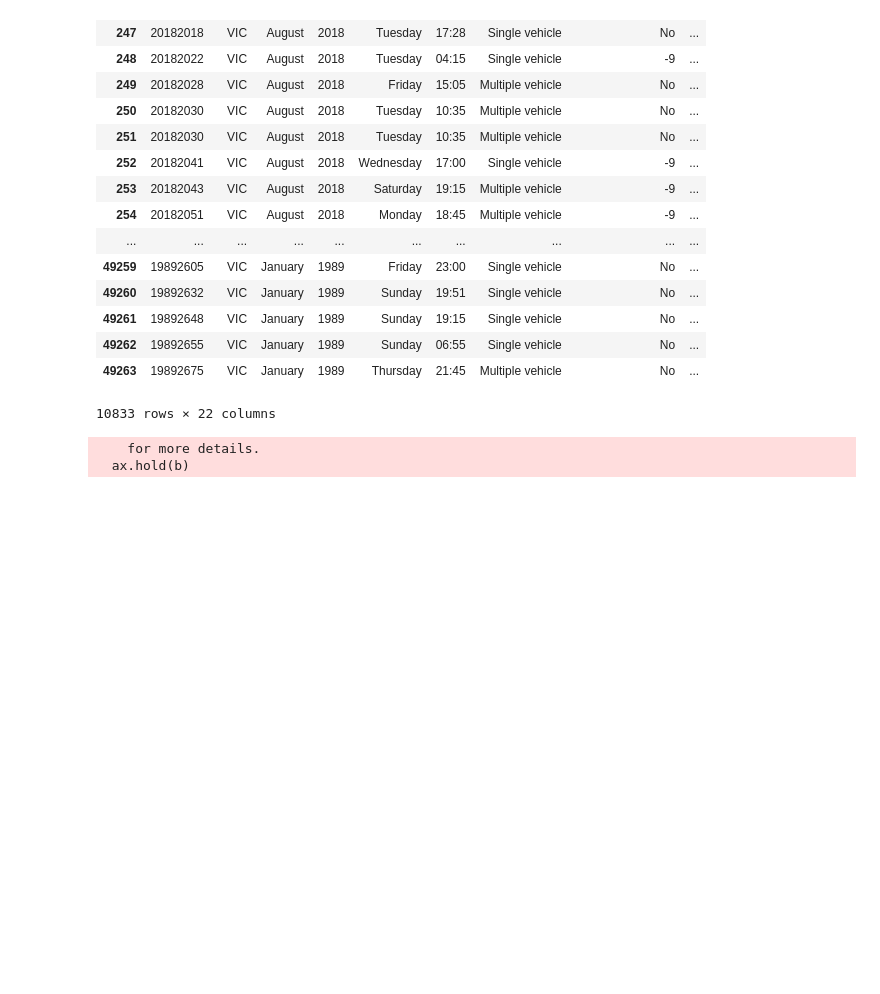
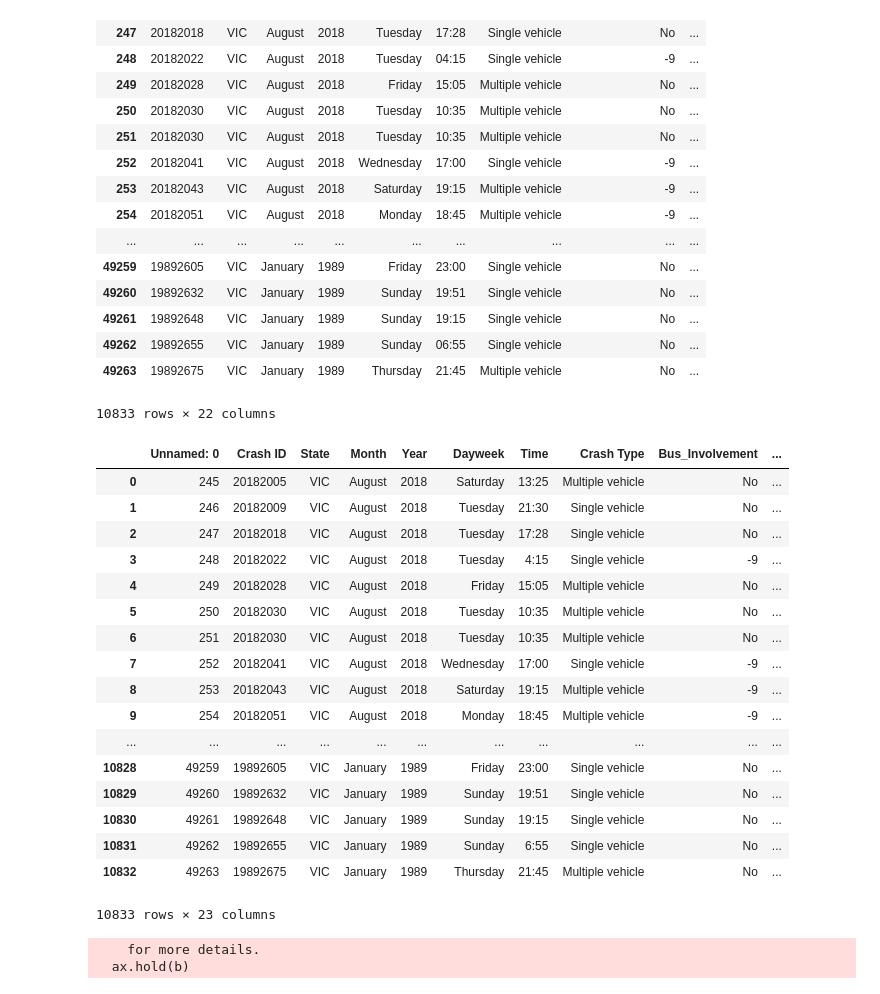
Before and after one commit to soda-lab/Australia-Road-Crashes, a Jupyter notebook: crashes.ipynb, the cells around one changed output. Saved outputs shown, nothing was run; the diff lists cells and outputs as text; code cells hidden in the pictures; blank space fills up the shorter version.

```diff
--- a/crashes.ipynb
+++ b/crashes.ipynb
@@ -314,0 +316,22 @@ lng_list = vic_crash_df.longitude.tolist()
+# %%
+crash_df2 = pd.read_csv('dataset/geolocated_vic_crashes.csv', low_memory=False)
+display(crash_df2)
+# %% [output]
+|  | Unnamed: 0 | Crash ID | State | Month | Year | Dayweek | Time | Crash Type | Bus_Involvement | ... |
+| 0 | 245 | 20182005 | VIC | August | 2018 | Saturday | 13:25 | Multiple vehicle | No | ... |
+| 1 | 246 | 20182009 | VIC | August | 2018 | Tuesday | 21:30 | Single vehicle | No | ... |
+| 2 | 247 | 20182018 | VIC | August | 2018 | Tuesday | 17:28 | Single vehicle | No | ... |
+| 3 | 248 | 20182022 | VIC | August | 2018 | Tuesday | 4:15 | Single vehicle | -9 | ... |
+| 4 | 249 | 20182028 | VIC | August | 2018 | Friday | 15:05 | Multiple vehicle | No | ... |
+| 5 | 250 | 20182030 | VIC | August | 2018 | Tuesday | 10:35 | Multiple vehicle | No | ... |
+| 6 | 251 | 20182030 | VIC | August | 2018 | Tuesday | 10:35 | Multiple vehicle | No | ... |
+| 7 | 252 | 20182041 | VIC | August | 2018 | Wednesday | 17:00 | Single vehicle | -9 | ... |
+| 8 | 253 | 20182043 | VIC | August | 2018 | Saturday | 19:15 | Multiple vehicle | -9 | ... |
+| 9 | 254 | 20182051 | VIC | August | 2018 | Monday | 18:45 | Multiple vehicle | -9 | ... |
+| ... | ... | ... | ... | ... | ... | ... | ... | ... | ... | ... |
+| 10828 | 49259 | 19892605 | VIC | January | 1989 | Friday | 23:00 | Single vehicle | No | ... |
+| 10829 | 49260 | 19892632 | VIC | January | 1989 | Sunday | 19:51 | Single vehicle | No | ... |
+| 10830 | 49261 | 19892648 | VIC | January | 1989 | Sunday | 19:15 | Single vehicle | No | ... |
+| 10831 | 49262 | 19892655 | VIC | January | 1989 | Sunday | 6:55 | Single vehicle | No | ... |
+| 10832 | 49263 | 19892675 | VIC | January | 1989 | Thursday | 21:45 | Multiple vehicle | No | ... |
+10833 rows × 23 columns
```
Also changed, not shown: parts of 13 cells of this notebook, 2 other files.
